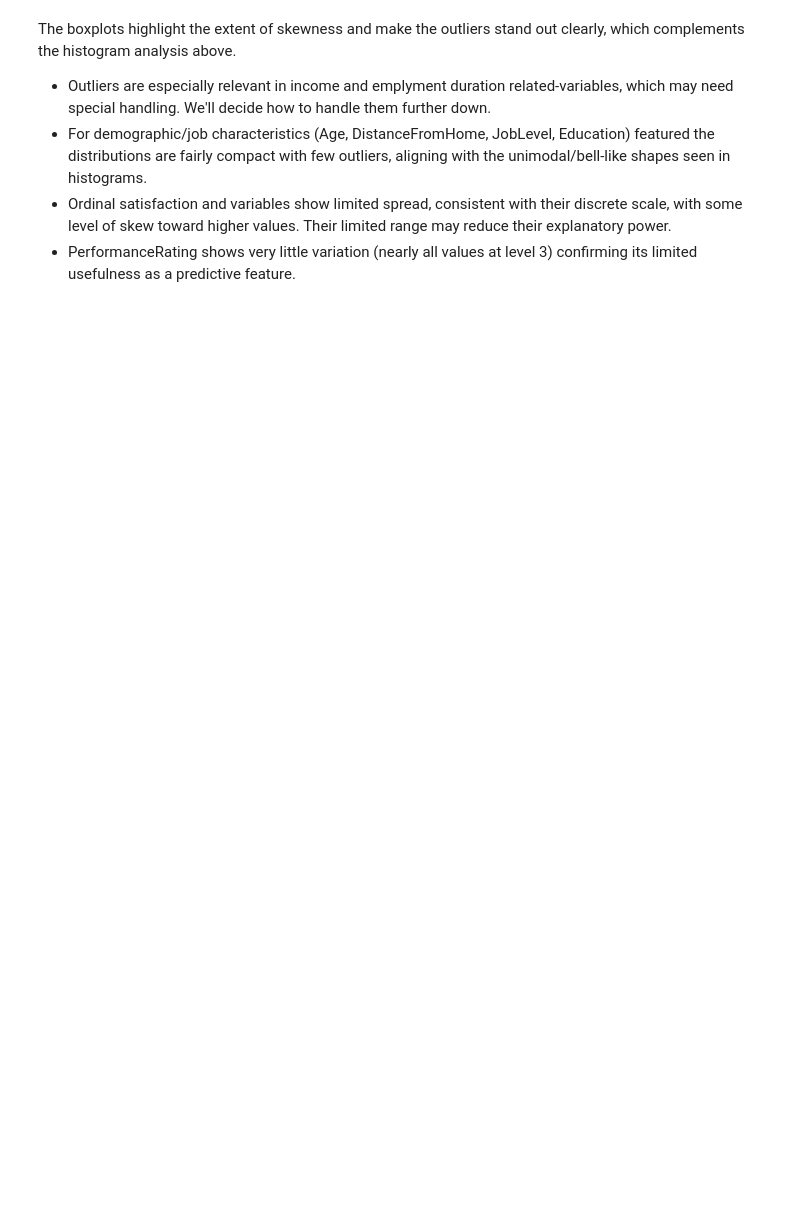
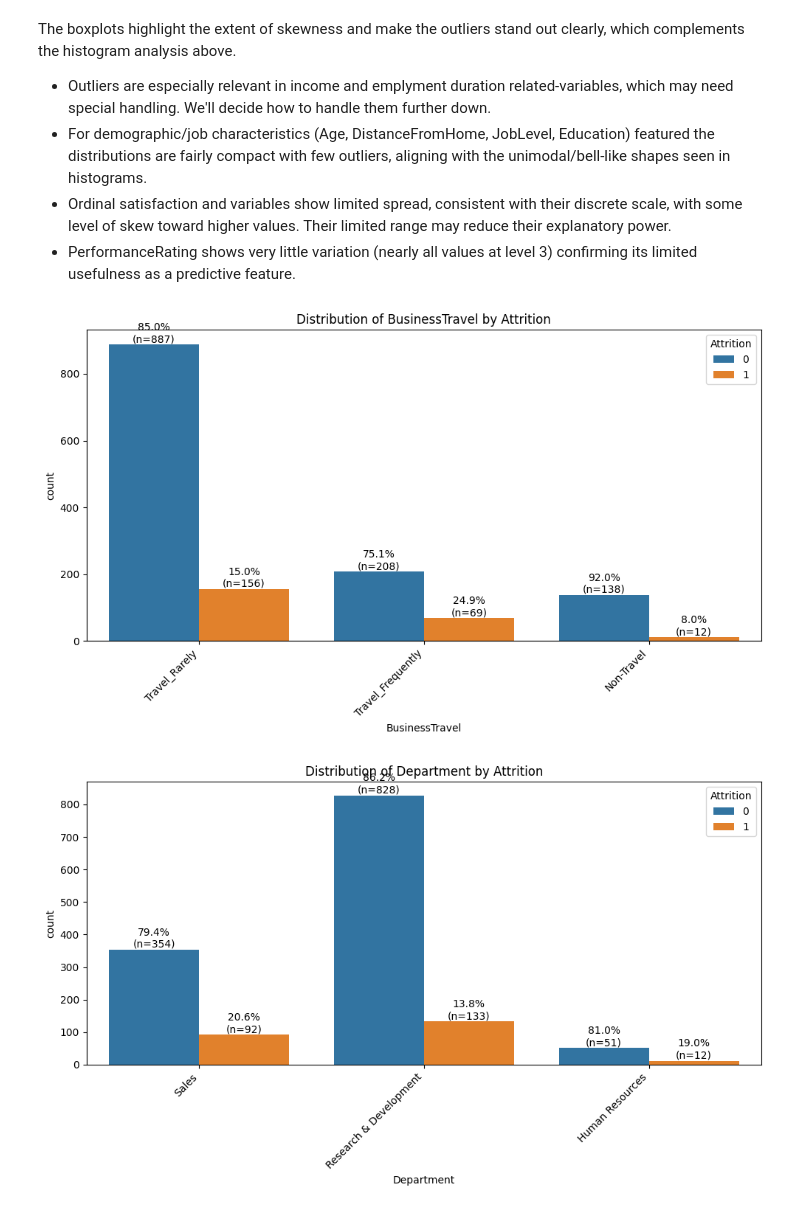
Before and after one commit to ricardo-neto-silva/EDSB_HR_Project, a Jupyter notebook: src/hr_attrition.ipynb, the cells around one changed output. Saved outputs shown, nothing was run; the diff lists cells and outputs as text; code cells hidden in the pictures; blank space fills up the shorter version.

Commit message:
Análise qualitativa e quantitativa. Nova variável Income_Rate_Ratio

```diff
--- a/src/hr_attrition.ipynb
+++ b/src/hr_attrition.ipynb
@@ -111,3 +203,42 @@ The boxplots highlight the extent of skewness and make the outliers stand out cl
 - For demographic/job characteristics (Age, DistanceFromHome, JobLevel, Education) featured the distributions are fairly compact with few outliers, aligning with the unimodal/bell-like shapes seen in histograms.
 - Ordinal satisfaction and variables show limited spread, consistent with their discrete scale, with some level of skew toward higher values. Their limited range may reduce their explanatory power.
 - PerformanceRating shows very little variation (nearly all values at level 3) confirming its limited usefulness as a predictive feature.
+# %%
+# Selecionar apenas colunas do tipo object (qualitativas)
+categorical_cols = data.select_dtypes(include='object').columns.tolist()
+
+# Remover a variável Attrition da lista
+if 'Attrition' in categorical_cols:
+    categorical_cols.remove('Attrition')
+
+# Criar gráficos para cada variável qualitativa
+for col in categorical_cols:
+    plt.figure(figsize=(10, 6))
+
+    # Criar tabela de contingência
+    contingency = data.groupby([col, 'Attrition']).size().unstack(fill_value=0)
+
+    ax = sns.countplot(x=data[col], hue=data['Attrition'])
+
+    for container in ax.containers:
+        labels = []
+        for i, bar in enumerate(container):
+            height = bar.get_height()
+            if height > 0:
+                # Obter a categoria pela posição da barra
+                categories = data[col].unique()
+                category = categories[i] if i < len(categories) else categories[0]
+                category_total = len(data[data[col] == category])
+                percentage = (height / category_total) * 100
+                labels.append(f'{percentage:.1f}%\n(n={int(height)})')
+            else:
+                labels.append('')
+        ax.bar_label(container, labels=labels)
+
+    plt.title(f'Distribution of {col} by Attrition')
+    plt.xticks(rotation=45, ha='right')
+    plt.tight_layout()
+    plt.show()
+# %% [output]
+[figure, added]
+[figure, added]
```
Also changed, not shown: parts of 18 cells of this notebook.
